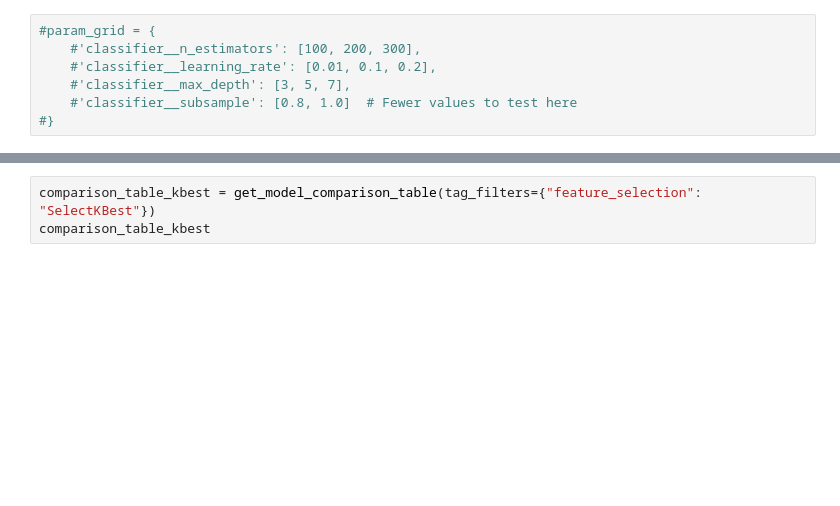
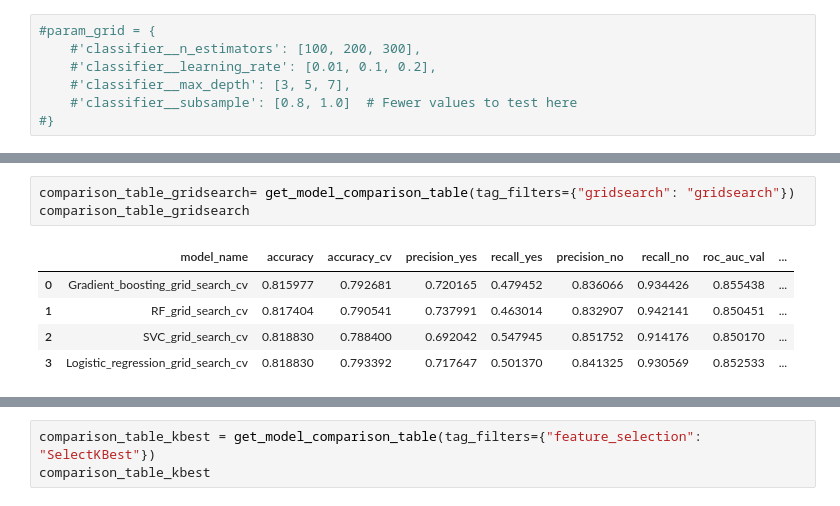
Before and after one commit to AsenSirakov/Machine_Learning_2024_Soft_uni, a Jupyter notebook: Introduction to Machine Learning/Telecom_customer_churn.ipynb, the cells around one changed output, grey strips where cells are left out. Drawn from its saved outputs; the diff is of its cells as text; blank space fills up the shorter version.

```diff
--- a/Introduction to Machine Learning/Telecom_customer_churn.ipynb
+++ b/Introduction to Machine Learning/Telecom_customer_churn.ipynb
@@ -1253,0 +1267,9 @@ The Logistic Regression Model is the great overall, with high accuracy and balan
+# %%
+comparison_table_gridsearch= get_model_comparison_table(tag_filters={"gridsearch": "gridsearch"})
+comparison_table_gridsearch
+# %% [output]
+|  | model_name | accuracy | accuracy_cv | precision_yes | recall_yes | precision_no | recall_no | roc_auc_val | ... |
+| 0 | Gradient_boosting_grid_search_cv | 0.815977 | 0.792681 | 0.720165 | 0.479452 | 0.836066 | 0.934426 | 0.855438 | ... |
+| 1 | RF_grid_search_cv | 0.817404 | 0.790541 | 0.737991 | 0.463014 | 0.832907 | 0.942141 | 0.850451 | ... |
+| 2 | SVC_grid_search_cv | 0.818830 | 0.788400 | 0.692042 | 0.547945 | 0.851752 | 0.914176 | 0.850170 | ... |
+| 3 | Logistic_regression_grid_search_cv | 0.818830 | 0.793392 | 0.717647 | 0.501370 | 0.841325 | 0.930569 | 0.852533 | ... |
```
Also changed, not shown: parts of 28 cells of this notebook.
